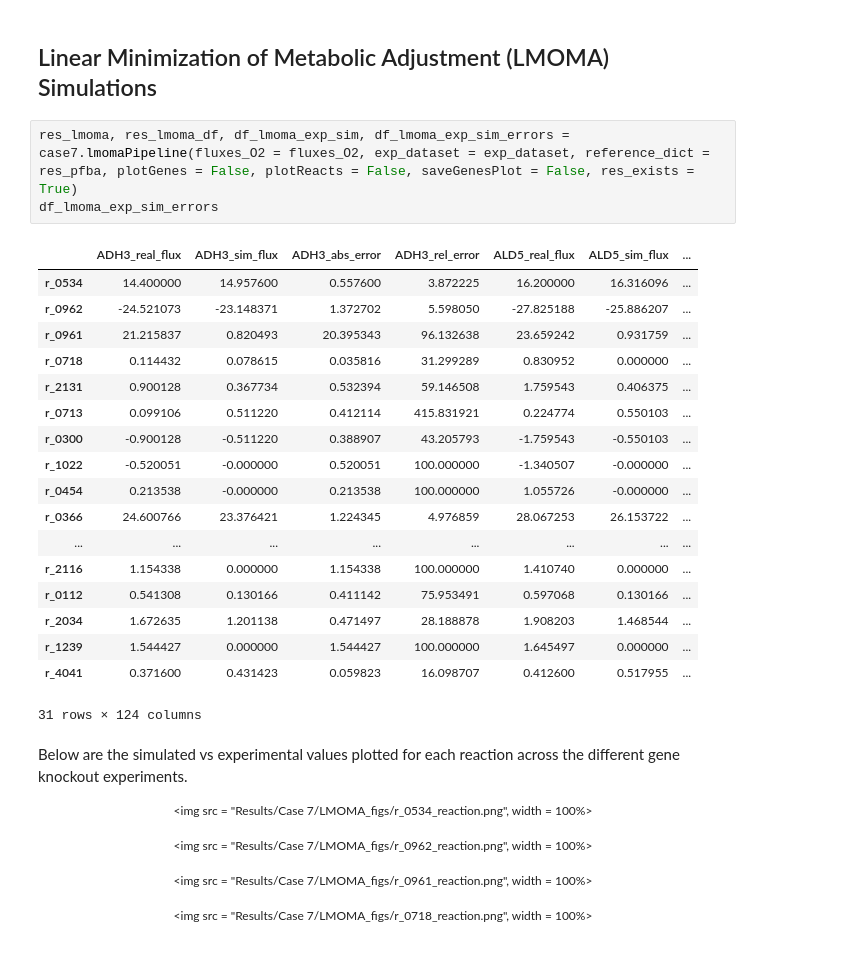
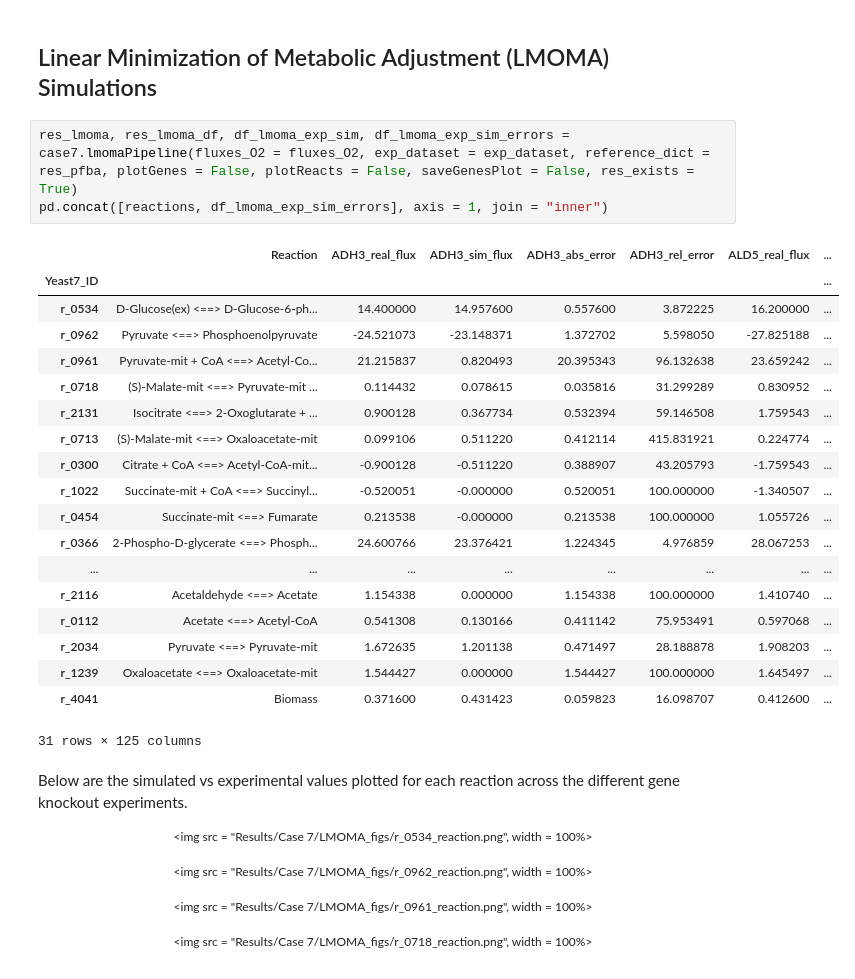
Before and after one commit to TelmaAfonso/DeYeast, a Jupyter notebook: case7.ipynb, the cells around one changed output. Drawn from its saved outputs; the diff is of its cells as text.

```diff
--- a/case7.ipynb
+++ b/case7.ipynb
@@ -155,24 +158,25 @@ df_fva_exp_sim
 ## Linear Minimization of Metabolic Adjustment (LMOMA) Simulations
 # %%
 res_lmoma, res_lmoma_df, df_lmoma_exp_sim, df_lmoma_exp_sim_errors = case7.lmomaPipeline(fluxes_O2 = fluxes_O2, exp_dataset = exp_dataset, reference_dict = res_pfba, plotGenes = False, plotReacts = False, saveGenesPlot = False, res_exists = True)
-df_lmoma_exp_sim_errors
+pd.concat([reactions, df_lmoma_exp_sim_errors], axis = 1, join = "inner")
 # %% [output]
-|  | ADH3_real_flux | ADH3_sim_flux | ADH3_abs_error | ADH3_rel_error | ALD5_real_flux | ALD5_sim_flux | ... |
-| r_0534 | 14.400000 | 14.957600 | 0.557600 | 3.872225 | 16.200000 | 16.316096 | ... |
-| r_0962 | -24.521073 | -23.148371 | 1.372702 | 5.598050 | -27.825188 | -25.886207 | ... |
-| r_0961 | 21.215837 | 0.820493 | 20.395343 | 96.132638 | 23.659242 | 0.931759 | ... |
-| r_0718 | 0.114432 | 0.078615 | 0.035816 | 31.299289 | 0.830952 | 0.000000 | ... |
-| r_2131 | 0.900128 | 0.367734 | 0.532394 | 59.146508 | 1.759543 | 0.406375 | ... |
-| r_0713 | 0.099106 | 0.511220 | 0.412114 | 415.831921 | 0.224774 | 0.550103 | ... |
-| r_0300 | -0.900128 | -0.511220 | 0.388907 | 43.205793 | -1.759543 | -0.550103 | ... |
-| r_1022 | -0.520051 | -0.000000 | 0.520051 | 100.000000 | -1.340507 | -0.000000 | ... |
-| r_0454 | 0.213538 | -0.000000 | 0.213538 | 100.000000 | 1.055726 | -0.000000 | ... |
-| r_0366 | 24.600766 | 23.376421 | 1.224345 | 4.976859 | 28.067253 | 26.153722 | ... |
+|  | Reaction | ADH3_real_flux | ADH3_sim_flux | ADH3_abs_error | ADH3_rel_error | ALD5_real_flux | ... |
+| Yeast7_ID |  |  |  |  |  |  | ... |
+| r_0534 | D-Glucose(ex) <==> D-Glucose-6-ph... | 14.400000 | 14.957600 | 0.557600 | 3.872225 | 16.200000 | ... |
+| r_0962 | Pyruvate <==> Phosphoenolpyruvate | -24.521073 | -23.148371 | 1.372702 | 5.598050 | -27.825188 | ... |
+| r_0961 | Pyruvate-mit + CoA <==> Acetyl-Co... | 21.215837 | 0.820493 | 20.395343 | 96.132638 | 23.659242 | ... |
+| r_0718 | (S)-Malate-mit <==> Pyruvate-mit ... | 0.114432 | 0.078615 | 0.035816 | 31.299289 | 0.830952 | ... |
+| r_2131 | Isocitrate <==> 2-Oxoglutarate + ... | 0.900128 | 0.367734 | 0.532394 | 59.146508 | 1.759543 | ... |
+| r_0713 | (S)-Malate-mit <==> Oxaloacetate-mit | 0.099106 | 0.511220 | 0.412114 | 415.831921 | 0.224774 | ... |
+| r_0300 | Citrate + CoA <==> Acetyl-CoA-mit... | -0.900128 | -0.511220 | 0.388907 | 43.205793 | -1.759543 | ... |
+| r_1022 | Succinate-mit + CoA <==> Succinyl... | -0.520051 | -0.000000 | 0.520051 | 100.000000 | -1.340507 | ... |
+| r_0454 | Succinate-mit <==> Fumarate | 0.213538 | -0.000000 | 0.213538 | 100.000000 | 1.055726 | ... |
+| r_0366 | 2-Phospho-D-glycerate <==> Phosph... | 24.600766 | 23.376421 | 1.224345 | 4.976859 | 28.067253 | ... |
 | ... | ... | ... | ... | ... | ... | ... | ... |
-| r_2116 | 1.154338 | 0.000000 | 1.154338 | 100.000000 | 1.410740 | 0.000000 | ... |
-| r_0112 | 0.541308 | 0.130166 | 0.411142 | 75.953491 | 0.597068 | 0.130166 | ... |
-| r_2034 | 1.672635 | 1.201138 | 0.471497 | 28.188878 | 1.908203 | 1.468544 | ... |
-| r_1239 | 1.544427 | 0.000000 | 1.544427 | 100.000000 | 1.645497 | 0.000000 | ... |
-| r_4041 | 0.371600 | 0.431423 | 0.059823 | 16.098707 | 0.412600 | 0.517955 | ... |
+| r_2116 | Acetaldehyde <==> Acetate | 1.154338 | 0.000000 | 1.154338 | 100.000000 | 1.410740 | ... |
+| r_0112 | Acetate <==> Acetyl-CoA | 0.541308 | 0.130166 | 0.411142 | 75.953491 | 0.597068 | ... |
+| r_2034 | Pyruvate <==> Pyruvate-mit | 1.672635 | 1.201138 | 0.471497 | 28.188878 | 1.908203 | ... |
+| r_1239 | Oxaloacetate <==> Oxaloacetate-mit | 1.544427 | 0.000000 | 1.544427 | 100.000000 | 1.645497 | ... |
+| r_4041 | Biomass | 0.371600 | 0.431423 | 0.059823 | 16.098707 | 0.412600 | ... |
-31 rows × 124 columns
+31 rows × 125 columns
 # %% [markdown]
```
Also changed, not shown: parts of 66 cells of this notebook, 4 other files.
